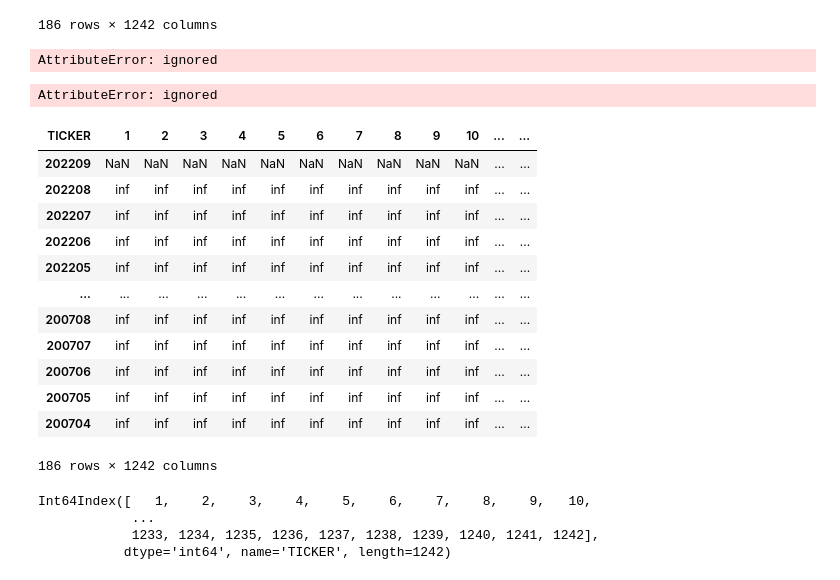
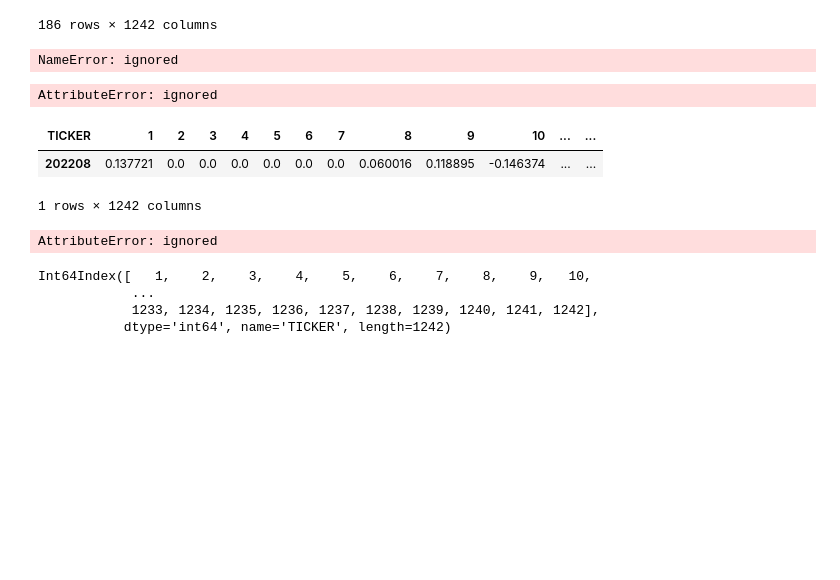
Before and after one commit to danphilps/Investment-SAI, a Jupyter notebook: M6_Investment.ipynb, the cells around one changed output. Drawn from its saved outputs; the diff is of its cells as text; code cells hidden in the pictures; blank space fills up the shorter version.

```diff
--- a/M6_Investment.ipynb
+++ b/M6_Investment.ipynb
@@ -665,10 +665,16 @@ To use the future default and silence this warning we advise to pass `rcond=None
 | 200704 | 0.000000 | 0.0 | 0.0 | 0.0 | 0.0 | 0.0 | 0.0 | 0.000000 | 0.000000 | 0.000000 | ... | ... |
 186 rows × 1242 columns
 # %%
-# Establish trades for 6monthly rebalances
+# Establish trades for 6monthly rebalances: Return a time slice (series) of trade weights (per column/security)
+# For every time slice, set the highest quantile as equal weighted trades
+# Quantiles have nan entries and zero entries removed
 def trades_topquantile_generate(df_stock_ER: pd.DataFrame,
                             rebalance_freq: int,
-                            quantile_to_buy: float = 0.2) -> pd.DataFrame:
+                            quantile_to_buy: float = 0.2) -> pd.Series:
+
+  # Sanity
+  if df_stock_ER.index[1] < df_stock_ER.index[2]:
+    raise TypeError("Sort order of dates is wrong. Latest date should be at the top.")
 
   # Initialise df_trades
   df_trades = pd.DataFrame(np.zeros((df_stock_ER.shape[0],df_stock_ER.shape[1])), columns=df_stock_ER.columns, index=df_stock_ER.index)
@@ -686,54 +692,46 @@ def trades_topquantile_generate(df_stock_ER: pd.DataFrame,
     no = period_ER[period_ER > qu].count()
 
     #Add trade
-    df_stock_ER = df_stock_ER.iloc[0,:]
-    df_stock_ER = 0
-    df_stock_ER = df_stock_ER[df_stock_ER.columns[valid_secs]]
-    df_stock_ER[df_stock_ER > quantile_to_buy] = 1/no
+    df_trades = df_stock_ER.iloc[i,:]
+    df_trades = df_stock_ER[df_stock_ER.columns[valid_secs]]
+    df_trades[df_stock_ER > quantile_to_buy] = 1/no
 
 
 #Call function to establish simple positions
 df_trades = trades_topquantile_generate(df_stock_ER=df_stock_ER, rebalance_freq=6, quantile_to_buy=0.2)
 run_sim(df_trades=df_trades, df_returns=df_returns)
 # %% [output]
-AttributeError: ignored
+NameError: ignored
 # %%
-i=0
+i=1
 quantile_to_buy=0.2
 
-valid_secs = ~df_stock_ER.iloc[i, :].isna()
+valid_secs = ~(df_stock_ER.iloc[i, :].isna() & df_stock_ER.iloc[i, :] != 0)
 df_stock_ER = df_stock_ER[df_stock_ER.columns[valid_secs]]
 
 # Sort and chop...
-period_ER = df_stock_ER.iloc[i, :].sort_values(axis=0)
+period_ER = pd.DataFrame(df_stock_ER.iloc[i, :])
 
 qu = period_ER.quantile(q=quantile_to_buy)
 no = period_ER[period_ER > qu].count()
 
 #Add trade
-df_stock_ER = df_stock_ER.iloc[0,:]
-df_stock_ER = 0
-df_stock_ER = df_stock_ER[df_stock_ER.columns[valid_secs]]
-df_stock_ER[df_stock_ER > quantile_to_buy] = 1/no
-df_stock_ER
+df_trades = pd.DataFrame(df_stock_ER.iloc[i,:]).T # copy of main DF
+df_trades.iloc[0,:] = 0
+#
+df_trades = df_trades[df_trades.columns[df_trades.columns[valid_secs] > quantile_to_buy]] = 1/no
 # %% [output]
 AttributeError: ignored
+# %%
+pd.DataFrame(df_stock_ER.iloc[i,:]).T
+# %% [output]
+| TICKER | 1 | 2 | 3 | 4 | 5 | 6 | 7 | 8 | 9 | 10 | ... | ... |
+| 202208 | 0.137721 | 0.0 | 0.0 | 0.0 | 0.0 | 0.0 | 0.0 | 0.060016 | 0.118895 | -0.146374 | ... | ... |
+1 rows × 1242 columns
 # %%
- df_stock_ER[df_stock_ER > 0.2]
+df_trades[df_trades.columns[df_trades.columns[valid_secs] > quantile_to_buy]]
 # %% [output]
-| TICKER | 1 | 2 | 3 | 4 | 5 | 6 | 7 | 8 | 9 | 10 | ... | ... |
-| 202209 | NaN | NaN | NaN | NaN | NaN | NaN | NaN | NaN | NaN | NaN | ... | ... |
-| 202208 | inf | inf | inf | inf | inf | inf | inf | inf | inf | inf | ... | ... |
-| 202207 | inf | inf | inf | inf | inf | inf | inf | inf | inf | inf | ... | ... |
-| 202206 | inf | inf | inf | inf | inf | inf | inf | inf | inf | inf | ... | ... |
-| 202205 | inf | inf | inf | inf | inf | inf | inf | inf | inf | inf | ... | ... |
-| ... | ... | ... | ... | ... | ... | ... | ... | ... | ... | ... | ... | ... |
-| 200708 | inf | inf | inf | inf | inf | inf | inf | inf | inf | inf | ... | ... |
-| 200707 | inf | inf | inf | inf | inf | inf | inf | inf | inf | inf | ... | ... |
-| 200706 | inf | inf | inf | inf | inf | inf | inf | inf | inf | inf | ... | ... |
-| 200705 | inf | inf | inf | inf | inf | inf | inf | inf | inf | inf | ... | ... |
-| 200704 | inf | inf | inf | inf | inf | inf | inf | inf | inf | inf | ... | ... |
-186 rows × 1242 columns
+AttributeError: ignored
 # %%
 df_stock_ER.columns[valid_secs]
 # %% [output]
```
Also changed, not shown: parts of 3 cells of this notebook.
